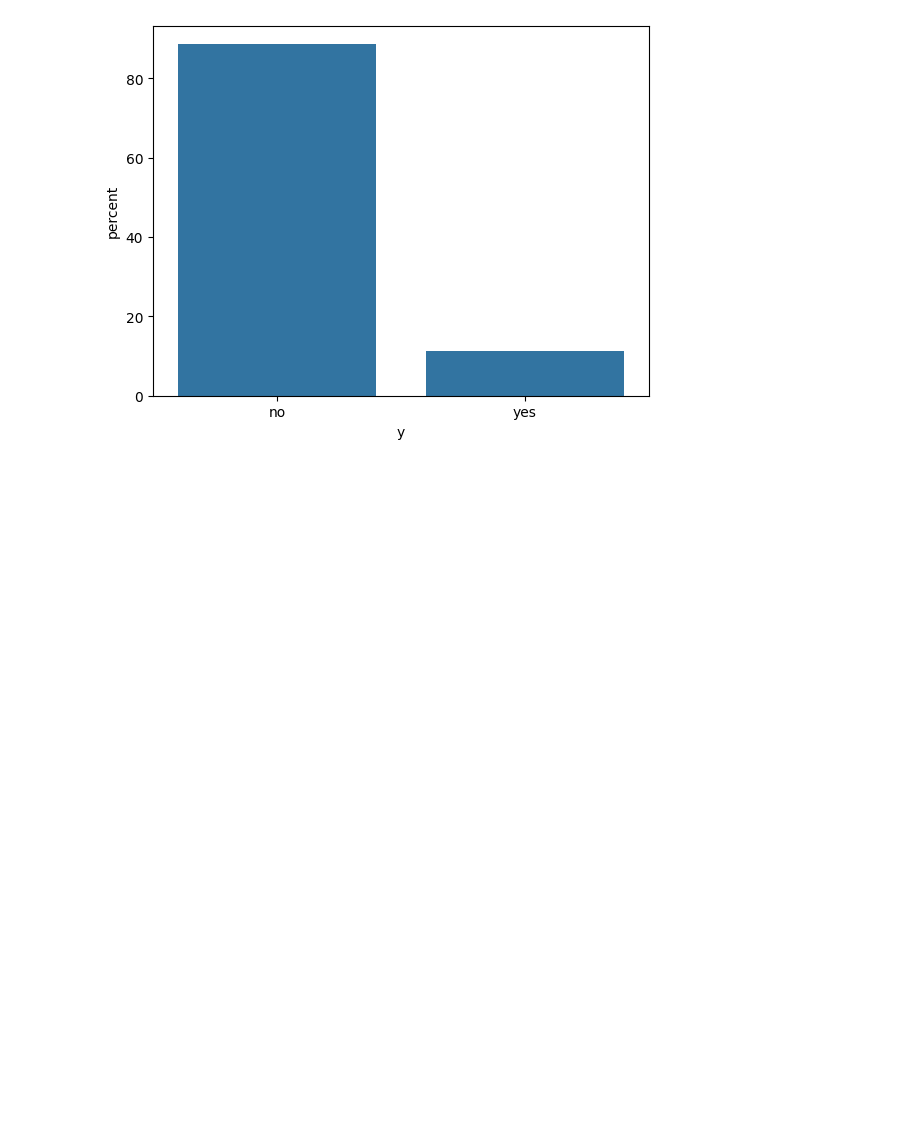
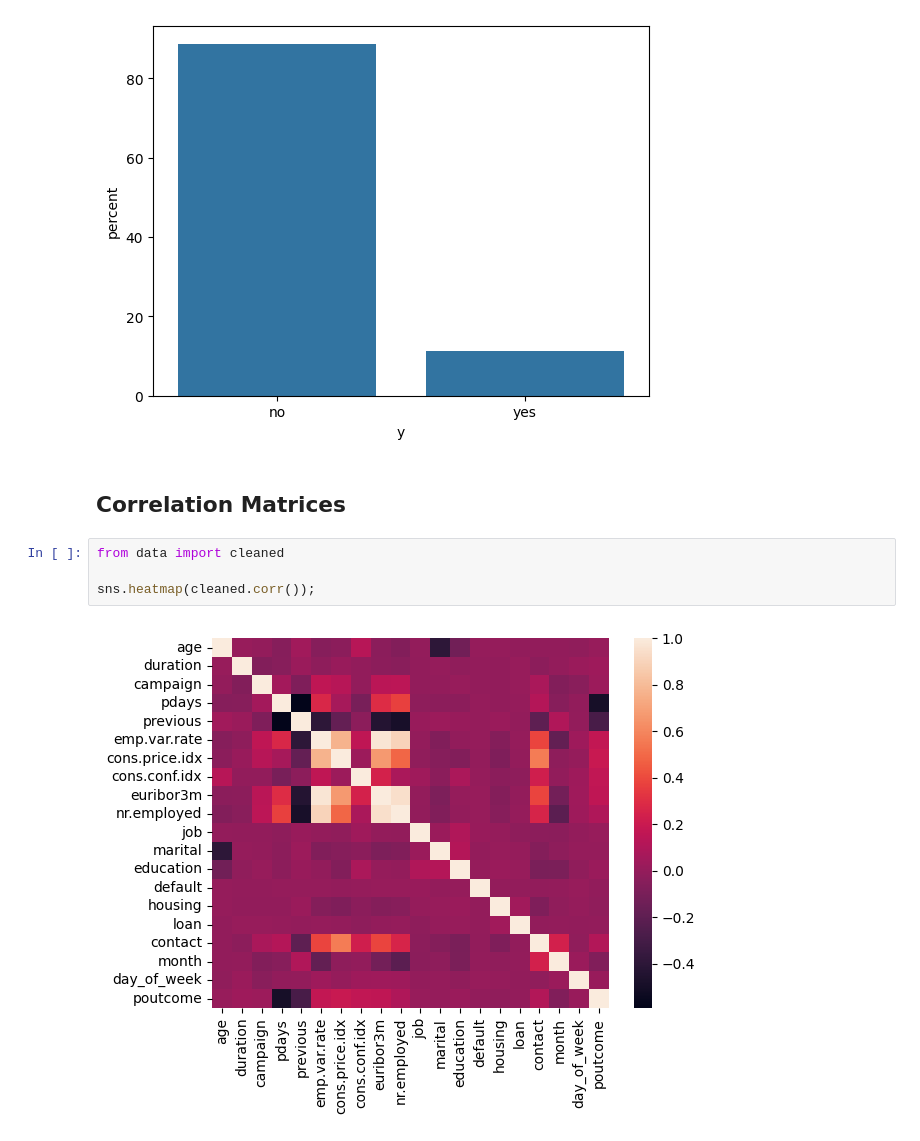
Before and after one commit to petervlaskovits/school-projects, a Jupyter notebook: data-215/project-2/eda.ipynb, the cells around one changed output. Drawn from its saved outputs; the diff is of its cells as text; blank space fills up the shorter version.

```diff
--- a/data-215/project-2/eda.ipynb
+++ b/data-215/project-2/eda.ipynb
@@ -309,3 +308,11 @@ sns.countplot(
 );
 # %% [output]
 [figure]
+# %% [markdown]
+## Correlation Matrices
+# %%
+from data import cleaned
+
+sns.heatmap(cleaned.corr());
+# %% [output]
+[figure, added]
```
Also changed, not shown: parts of 2 cells of this notebook, 7 other files.
